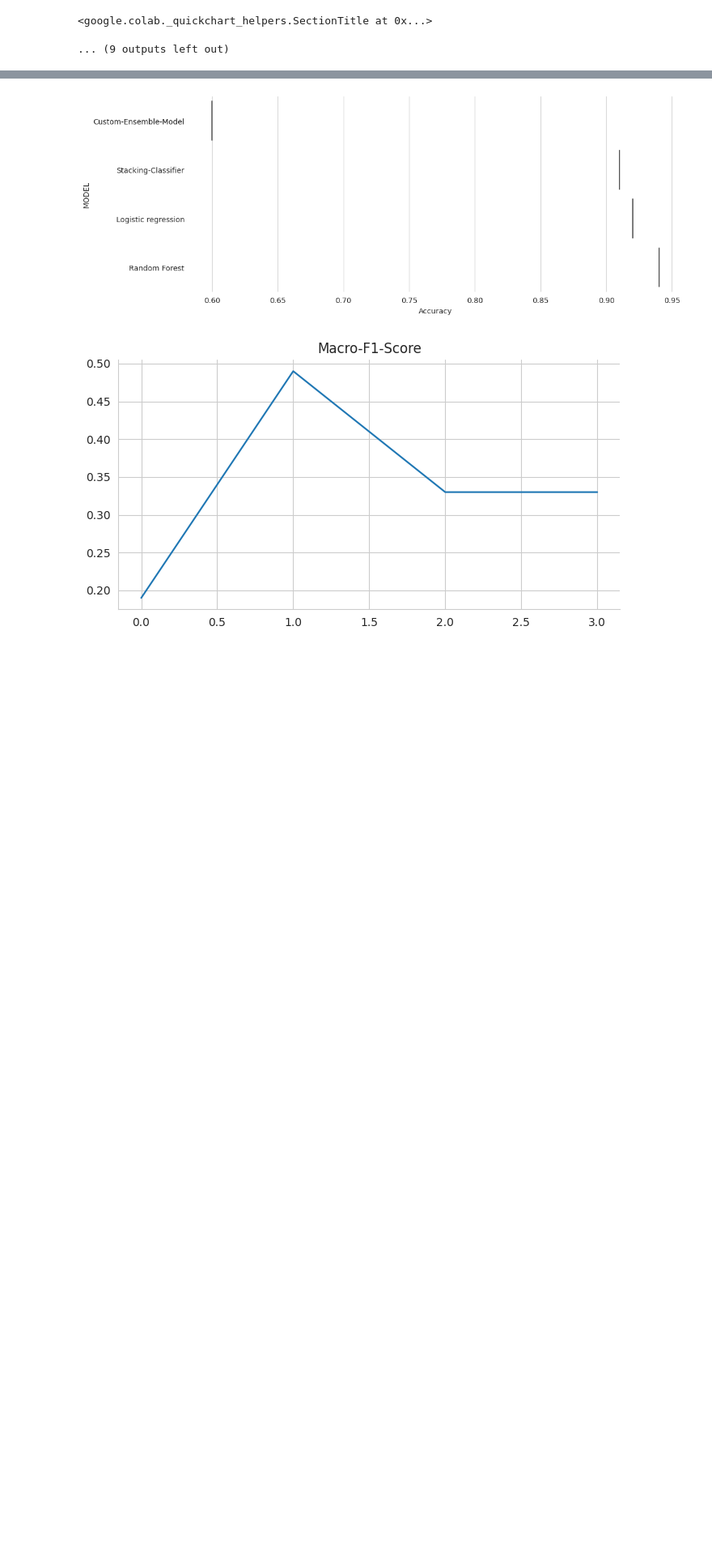
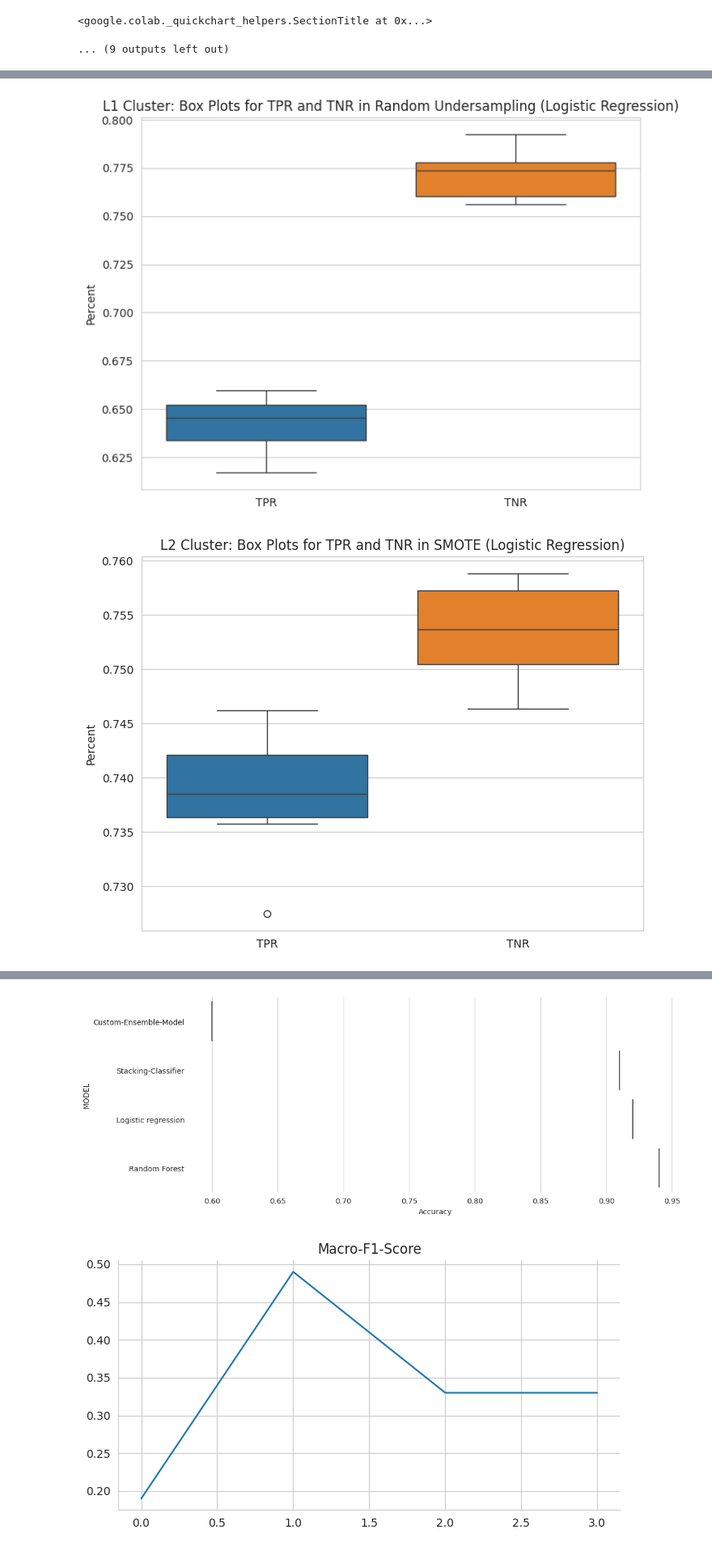
Before and after one commit to texaschikkita/7333QTW, a Jupyter notebook: FINAL_JMcPhaul_7333_CaseStudy2_diabetes.ipynb, the cells around one changed output, grey strips where cells are left out. Shown at 81% size. Saved outputs shown, nothing was run; the diff lists cells and outputs as text; code cells hidden in the pictures; blank space fills up the shorter version.

```diff
--- a/FINAL_JMcPhaul_7333_CaseStudy2_diabetes.ipynb
+++ b/FINAL_JMcPhaul_7333_CaseStudy2_diabetes.ipynb
@@ -4179,6 +4181,30 @@ sheet = sheets.InteractiveSheet(df=Result_Table)
 # %% [output]
 https://docs.google.com/spreadsheets/d/1rtvPWlUnJ2I71u18AazJ0QkbjFETGf7QXtsz0baQLI0#gid=0
 [interactive output not drawn]
+# %%
+# show l1 and l2 clusters
+
+import matplotlib.pyplot as plt
+import seaborn as sns
+
+# Assuming 'rus_boxplots' and 'plots_for_oversample' DataFrames are already defined from your code.
+
+# L1 Cluster (Random Undersampling - Logistic Regression)
+plt.figure(figsize=(8, 6))
+sns.boxplot(data=rus_boxplots)
+plt.title('L1 Cluster: Box Plots for TPR and TNR in Random Undersampling (Logistic Regression)')
+plt.ylabel('Percent')
+plt.show()
+
+# L2 Cluster (SMOTE - Logistic Regression)
+plt.figure(figsize=(8, 6))
+sns.boxplot(data=plots_for_oversample)
+plt.title('L2 Cluster: Box Plots for TPR and TNR in SMOTE (Logistic Regression)')
+plt.ylabel('Percent')
+plt.show()
+# %% [output]
+[figure, added]
+[figure, added]
 # %%
 # Using dataframe Result_Table: suggest a plot
 
```
Also changed, not shown: parts of 1 cell of this notebook.
